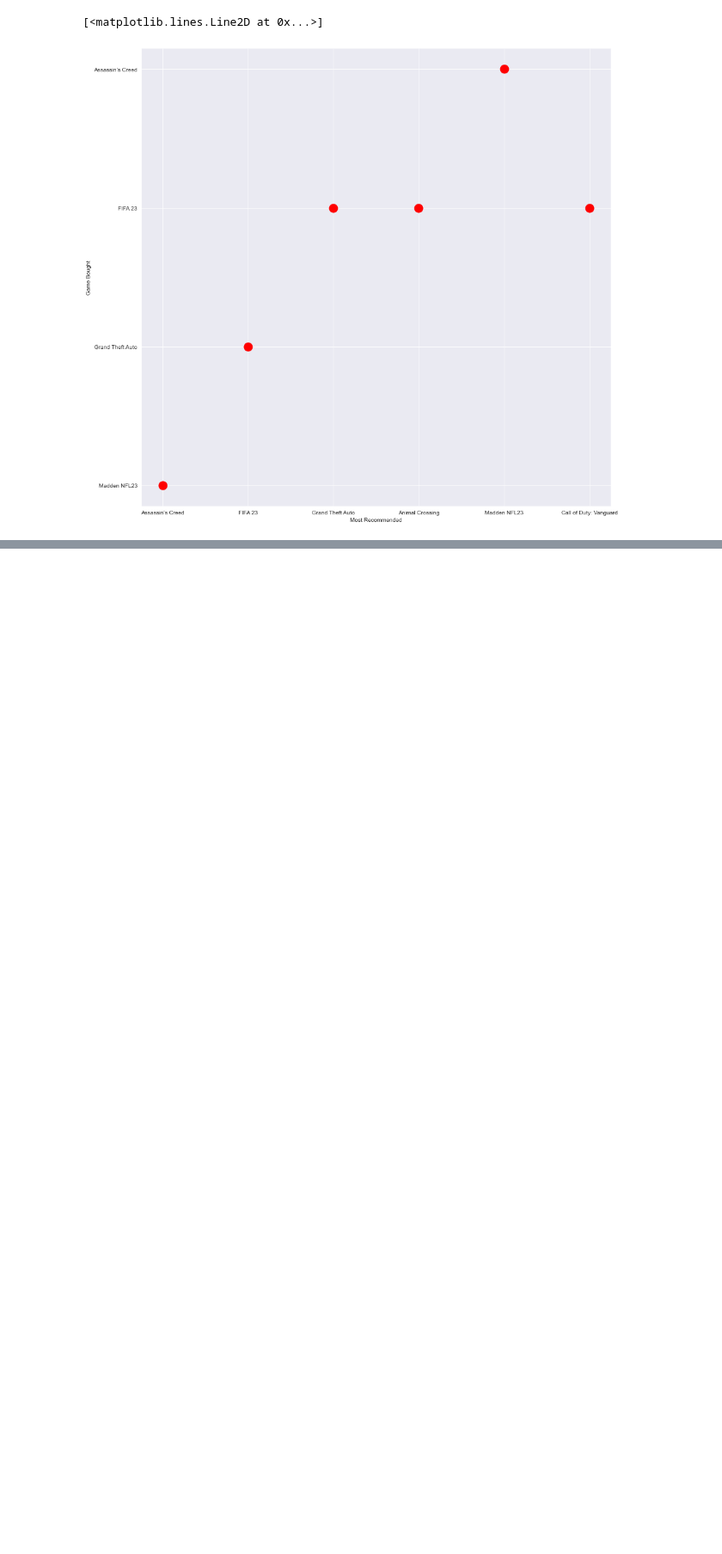
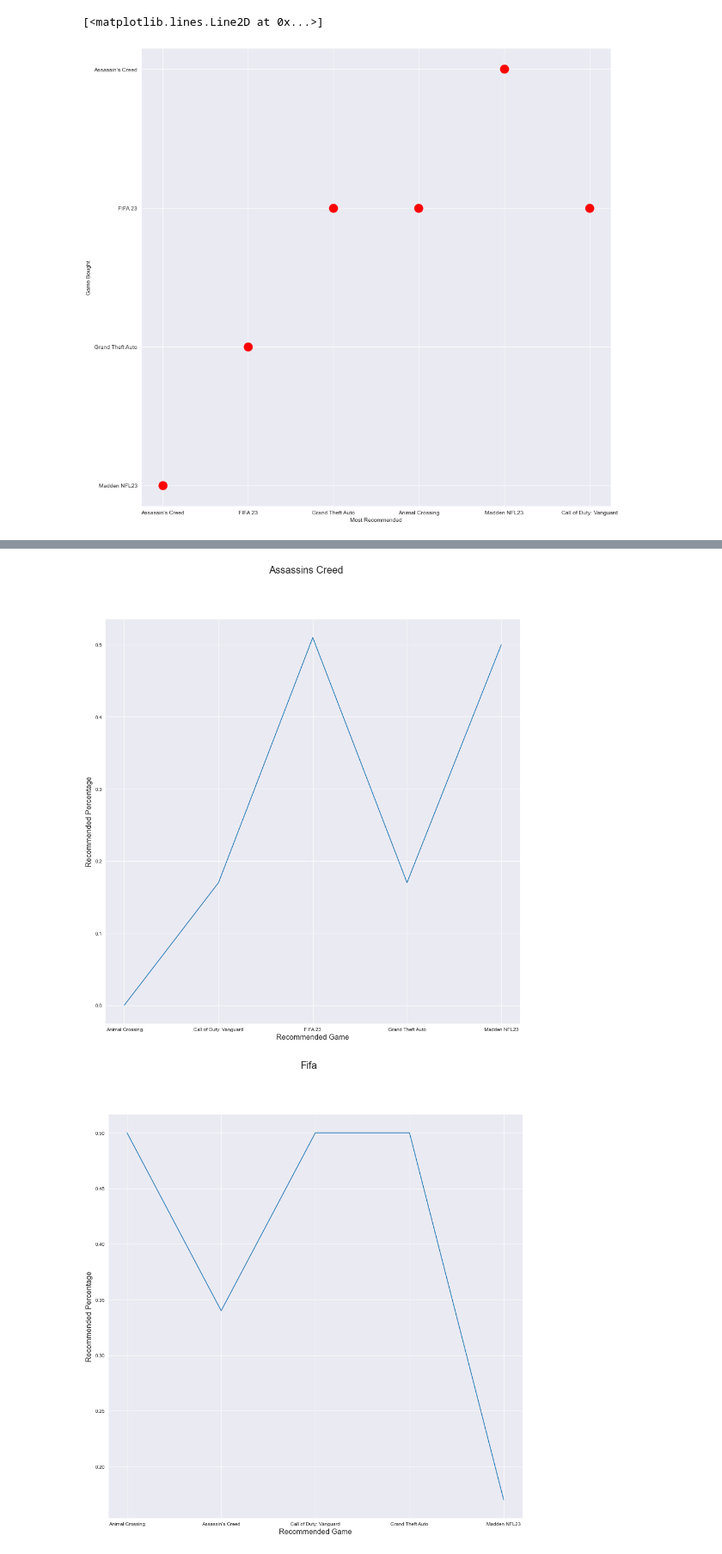
Before and after one commit to jakewarrenblack/research_and_analytics, a Jupyter notebook: Problem_3/Problem 3.ipynb, the cells around one changed output, grey strips where cells are left out. Shown at 86% size. Cells and saved outputs as stored; diff of their text form; code cells hidden in the pictures; blank space fills up the shorter version.

Commit message:
Add graph generation methods to problem 3

```diff
--- a/Problem_3/Problem 3.ipynb
+++ b/Problem_3/Problem 3.ipynb
@@ -208,0 +211,37 @@ pl.plot([g['Game'] for g in tg], [g['Pairing'] for g in tg], 'ro', markersize=15
+# %%
+# Finding recommendations and scores for every game, so we can plot them
+assassins_creed = getRecommendations(games[0])
+fifa_23 = getRecommendations(games[1])
+grand_theft_auto = getRecommendations(games[2])
+animal_crossing = getRecommendations(games[3])
+madden_nfl = getRecommendations(games[4])
+call_of_duty = getRecommendations(games[5])
+
+# Setting up games and their lists as key value pairs to iterate over
+gameRecs = [
+    {'Title': 'Assassins Creed', 'List': assassins_creed},
+    {'Title': 'Fifa', 'List': fifa_23},
+    {'Title': 'Grand Theft Auto', 'List': grand_theft_auto},
+    {'Title': 'Animal Crossing', 'List': animal_crossing},
+    {'Title': 'Madden NFL', 'List': madden_nfl},
+    {'Title': 'Call of Duty', 'List': call_of_duty}
+]
+
+
+# Generating a line plot for each game and its recommendations (including their score)
+def generatePlot(game):
+    f = plt.figure()
+    plt.xlabel('Recommended Game', fontsize=15)
+    plt.ylabel('Recommended Percentage', fontsize=15)
+
+    f.set_figwidth(15)
+    f.set_figheight(15)
+    plt.suptitle(game['Title'], fontsize=20)
+    name_score = game['List'][['Item_Name','score']]
+    pl.plot(name_score.groupby(['Item_Name']).sum())
+
+for game in gameRecs:
+    generatePlot(game)
+# %% [output]
+[figure, added]
+[figure, added]
```
Also changed, not shown: parts of 2 cells of this notebook.
